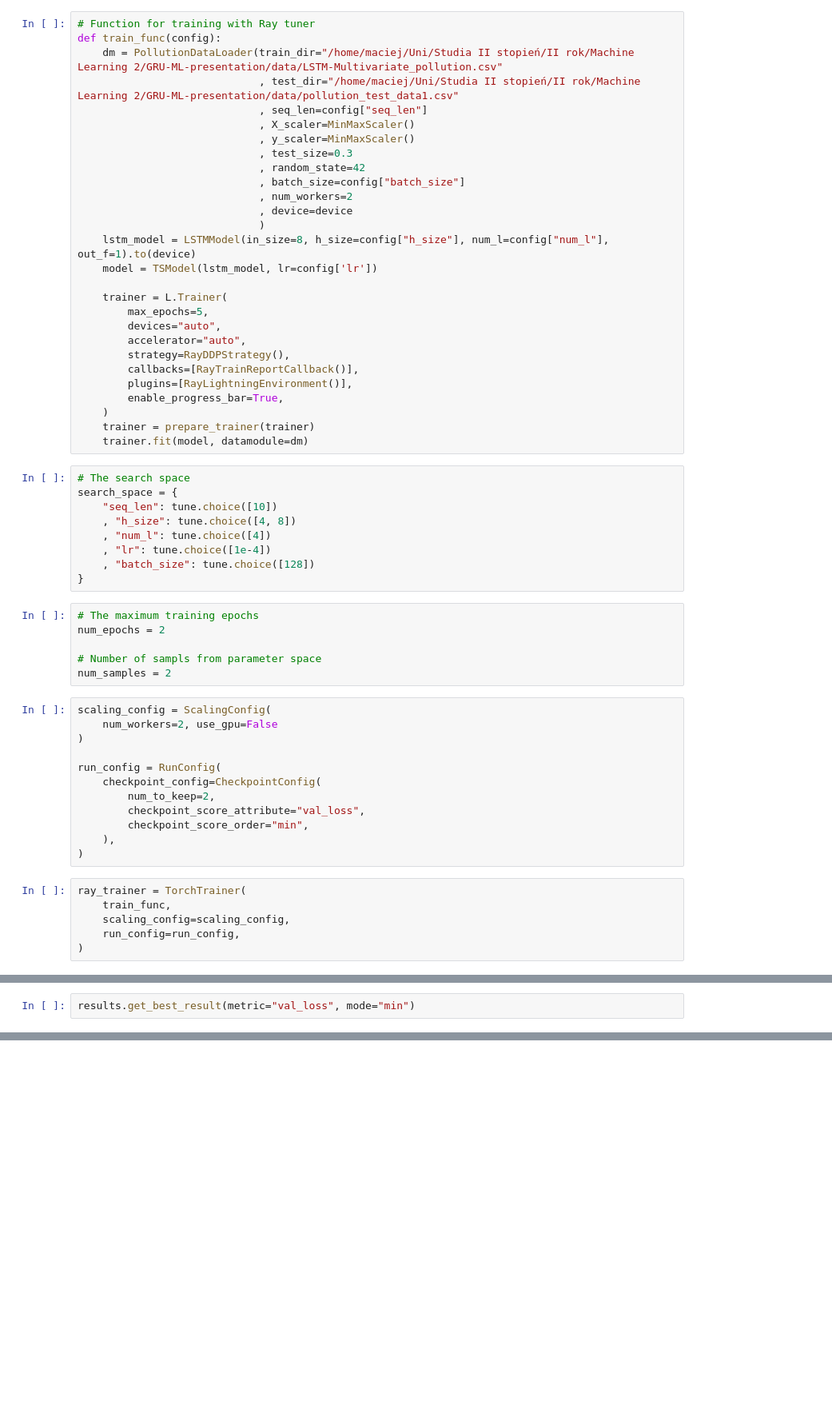
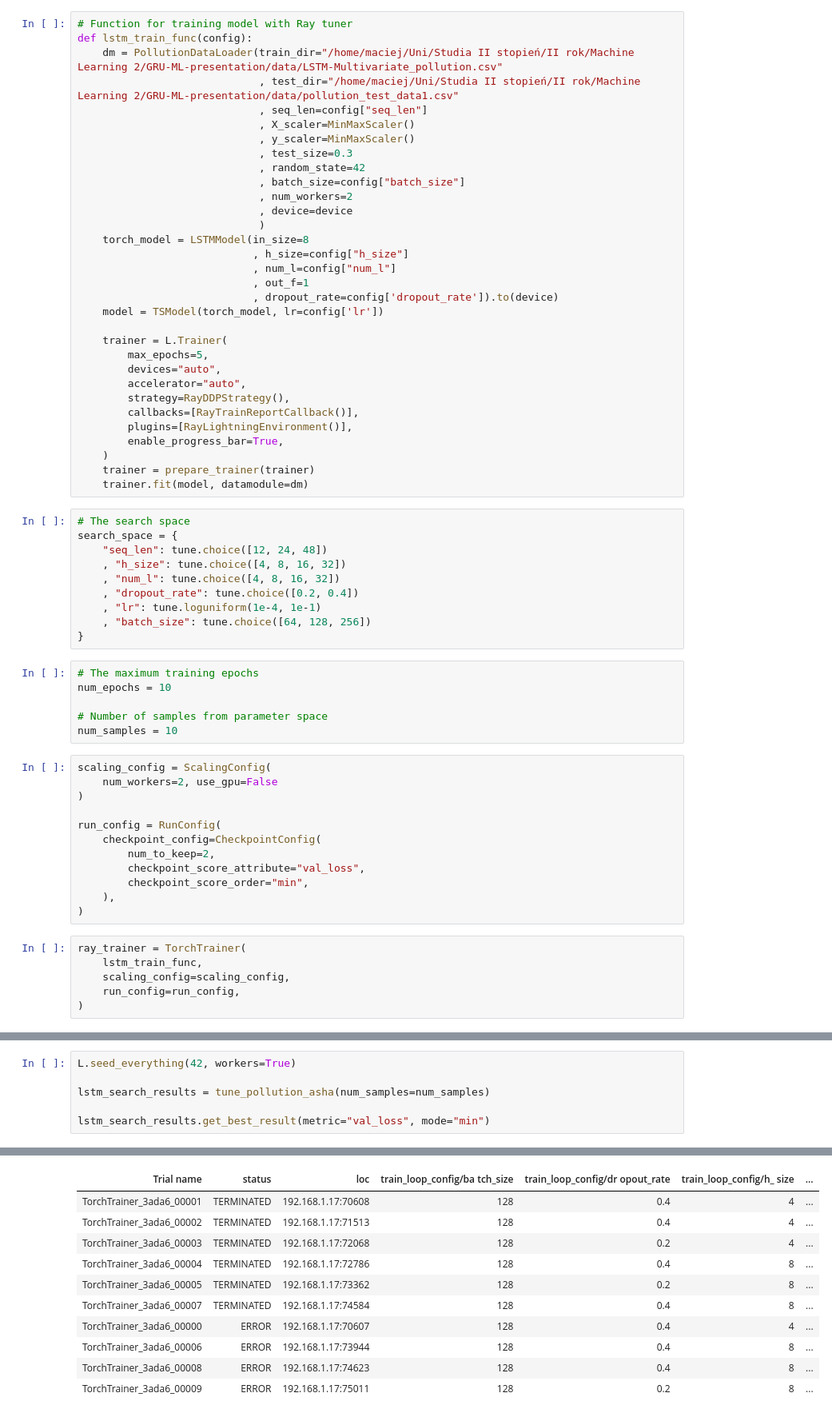
Before and after one commit to mrcljns/GRU-ML-presentation, a Jupyter notebook: gru_notebook.ipynb, the cells around one changed output, grey strips where cells are left out. Shown at 80% size. Drawn from its saved outputs; the diff is of its cells as text; blank space fills up the shorter version.

Commit message:
tuning dropout

```diff
--- a/gru_notebook.ipynb
+++ b/gru_notebook.ipynb
@@ -357,8 +359,8 @@ class TSModel(L.LightningModule):
 # %% [markdown]
 ### Ray tuner
 # %%
-# Function for training with Ray tuner
-def train_func(config):
+# Function for training model with Ray tuner
+def lstm_train_func(config):
     dm = PollutionDataLoader(train_dir="/home/maciej/Uni/Studia II stopień/II rok/Machine Learning 2/GRU-ML-presentation/data/LSTM-Multivariate_pollution.csv"
                              , test_dir="/home/maciej/Uni/Studia II stopień/II rok/Machine Learning 2/GRU-ML-presentation/data/pollution_test_data1.csv"
                              , seq_len=config["seq_len"]
@@ -370,8 +372,12 @@ def train_func(config):
                              , num_workers=2
                              , device=device
                              )
-    lstm_model = LSTMModel(in_size=8, h_size=config["h_size"], num_l=config["num_l"], out_f=1).to(device)
-    model = TSModel(lstm_model, lr=config['lr'])
+    torch_model = LSTMModel(in_size=8
+                            , h_size=config["h_size"]
+                            , num_l=config["num_l"]
+                            , out_f=1
+                            , dropout_rate=config['dropout_rate']).to(device)
+    model = TSModel(torch_model, lr=config['lr'])
 
     trainer = L.Trainer(
         max_epochs=5,
@@ -387,18 +393,19 @@ def train_func(config):
 # %%
 # The search space
 search_space = {
-    "seq_len": tune.choice([10])
-    , "h_size": tune.choice([4, 8])
-    , "num_l": tune.choice([4])
-    , "lr": tune.choice([1e-4])
-    , "batch_size": tune.choice([128])
+    "seq_len": tune.choice([12, 24, 48])
+    , "h_size": tune.choice([4, 8, 16, 32])
+    , "num_l": tune.choice([4, 8, 16, 32])
+    , "dropout_rate": tune.choice([0.2, 0.4])
+    , "lr": tune.loguniform(1e-4, 1e-1)
+    , "batch_size": tune.choice([64, 128, 256])
 }
 # %%
 # The maximum training epochs
-num_epochs = 2
+num_epochs = 10
 
-# Number of sampls from parameter space
-num_samples = 2
+# Number of samples from parameter space
+num_samples = 10
 # %%
 scaling_config = ScalingConfig(
     num_workers=2, use_gpu=False
@@ -413,7 +420,7 @@ run_config = RunConfig(
 )
 # %%
 ray_trainer = TorchTrainer(
-    train_func,
+    lstm_train_func,
     scaling_config=scaling_config,
     run_config=run_config,
 )
@@ -514,3 +442,7 @@ results = tune_pollution_asha(num_samples=num_samples)
 # %%
-results.get_best_result(metric="val_loss", mode="min")
+L.seed_everything(42, workers=True)
+
+lstm_search_results = tune_pollution_asha(num_samples=num_samples)
+
+lstm_search_results.get_best_result(metric="val_loss", mode="min")
 # %% [output]
@@ -522,0 +465,11 @@ Result(
+| Trial name | status | loc | train_loop_config/ba tch_size | train_loop_config/dr opout_rate | train_loop_config/h_ size | ... |
+| TorchTrainer_3ada6_00001 | TERMINATED | 192.168.1.17:70608 | 128 | 0.4 | 4 | ... |
+| TorchTrainer_3ada6_00002 | TERMINATED | 192.168.1.17:71513 | 128 | 0.4 | 4 | ... |
+| TorchTrainer_3ada6_00003 | TERMINATED | 192.168.1.17:72068 | 128 | 0.2 | 4 | ... |
+| TorchTrainer_3ada6_00004 | TERMINATED | 192.168.1.17:72786 | 128 | 0.4 | 8 | ... |
+| TorchTrainer_3ada6_00005 | TERMINATED | 192.168.1.17:73362 | 128 | 0.2 | 8 | ... |
+| TorchTrainer_3ada6_00007 | TERMINATED | 192.168.1.17:74584 | 128 | 0.4 | 8 | ... |
+| TorchTrainer_3ada6_00000 | ERROR | 192.168.1.17:70607 | 128 | 0.4 | 4 | ... |
+| TorchTrainer_3ada6_00006 | ERROR | 192.168.1.17:73944 | 128 | 0.4 | 8 | ... |
+| TorchTrainer_3ada6_00008 | ERROR | 192.168.1.17:74623 | 128 | 0.4 | 8 | ... |
+| TorchTrainer_3ada6_00009 | ERROR | 192.168.1.17:75011 | 128 | 0.2 | 8 | ... |
```
Also changed, not shown: parts of 10 cells of this notebook.
